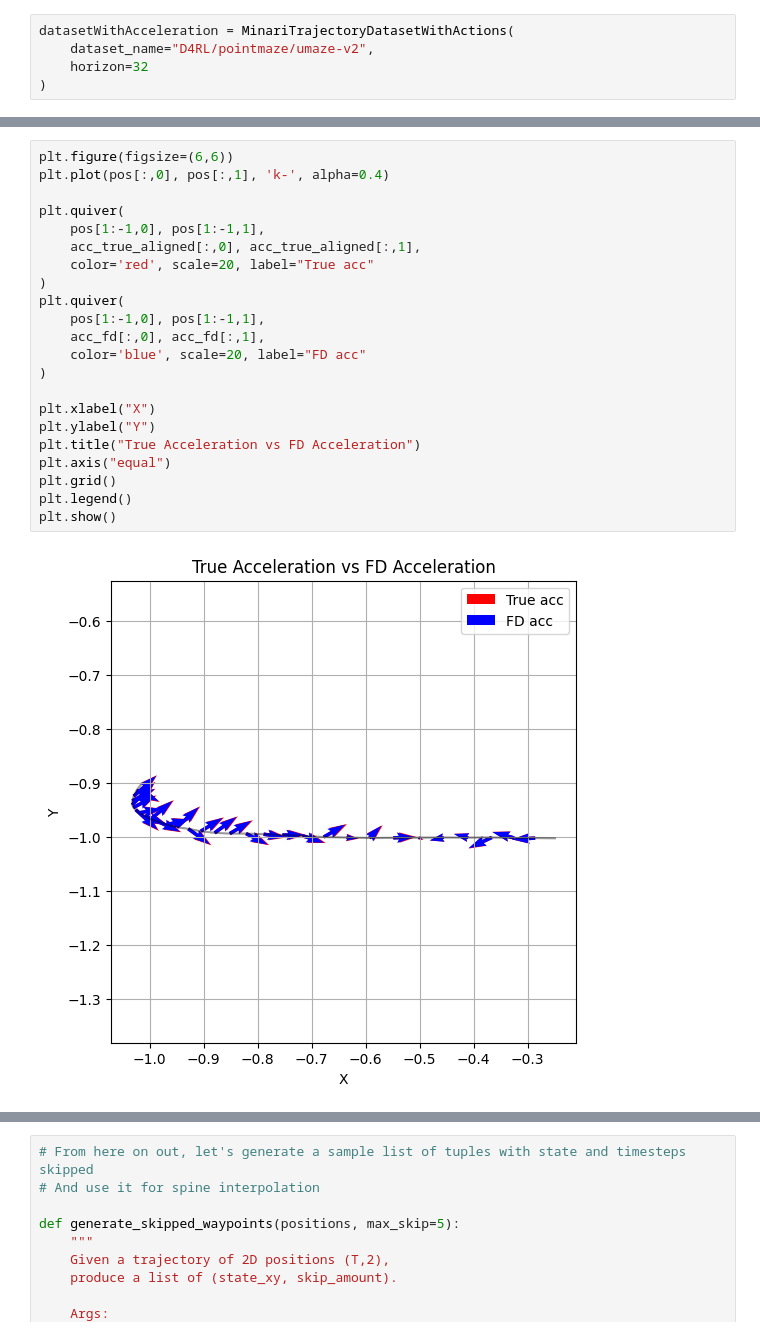
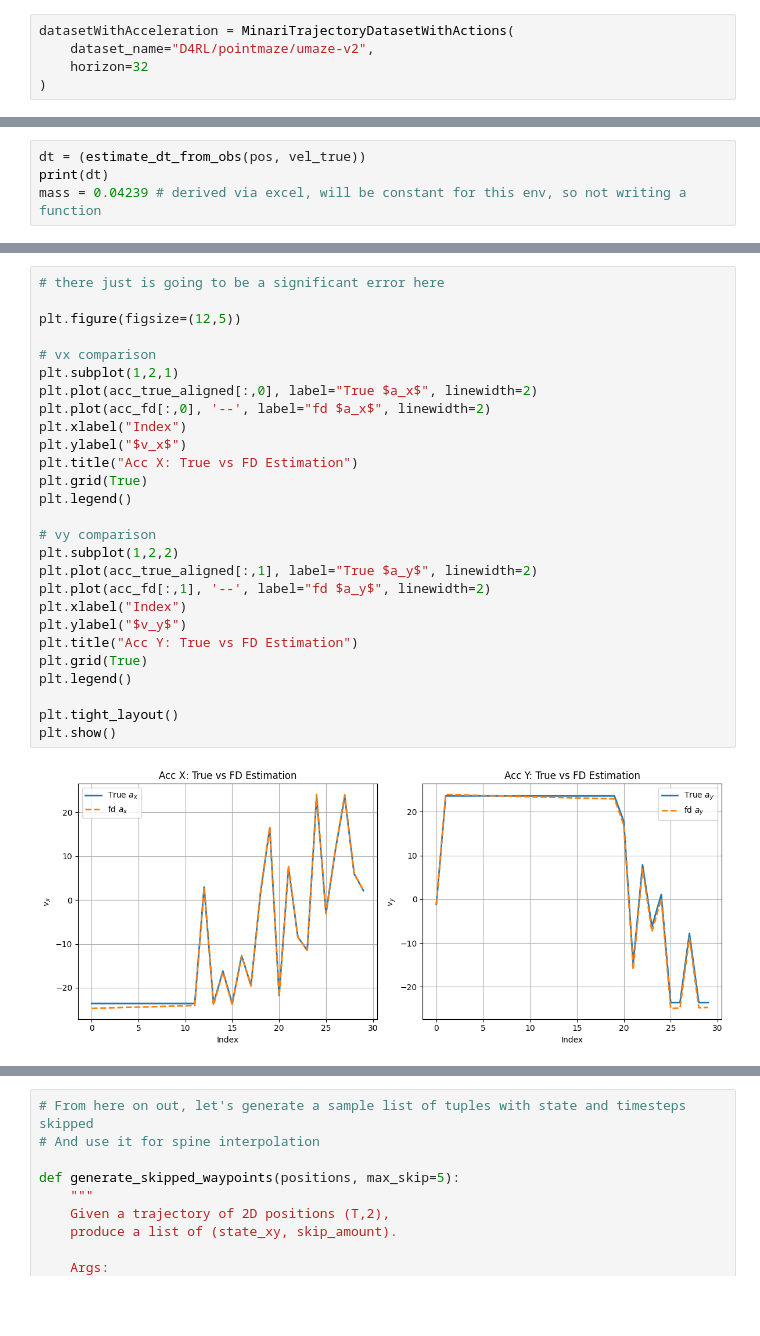
Before and after one commit to logflash/rpmml-project, a Jupyter notebook: rpmml-project/src/rpmml_project/pointmaze/dataset_viz.ipynb, the cells around one changed output, grey strips where cells are left out. Cells and saved outputs as stored; diff of their text form; blank space fills up the shorter version.

Commit message:
more visualization, minor bug fixes

```diff
--- a/rpmml-project/src/rpmml_project/pointmaze/dataset_viz.ipynb
+++ b/rpmml-project/src/rpmml_project/pointmaze/dataset_viz.ipynb
@@ -159,0 +127,4 @@ Acceleration MAE: 0.0373464037369349
+# %%
+dt = (estimate_dt_from_obs(pos, vel_true))
+print(dt)
+mass = 0.04239 # derived via excel, will be constant for this env, so not writing a function
@@ -184,27 +222,32 @@ plt.show()
 # %%
-plt.figure(figsize=(6,6))
-plt.plot(pos[:,0], pos[:,1], 'k-', alpha=0.4)
+# there just is going to be a significant error here
 
-plt.quiver(
-    pos[1:-1,0], pos[1:-1,1],
-    acc_true_aligned[:,0], acc_true_aligned[:,1],
-    color='red', scale=20, label="True acc"
-)
-plt.quiver(
-    pos[1:-1,0], pos[1:-1,1],
-    acc_fd[:,0], acc_fd[:,1],
-    color='blue', scale=20, label="FD acc"
-)
+plt.figure(figsize=(12,5))
 
-plt.xlabel("X")
-plt.ylabel("Y")
-plt.title("True Acceleration vs FD Acceleration")
-plt.axis("equal")
-plt.grid()
+# vx comparison
+plt.subplot(1,2,1)
+plt.plot(acc_true_aligned[:,0], label="True $a_x$", linewidth=2)
+plt.plot(acc_fd[:,0], '--', label="fd $a_x$", linewidth=2)
+plt.xlabel("Index")
+plt.ylabel("$v_x$")
+plt.title("Acc X: True vs FD Estimation")
+plt.grid(True)
 plt.legend()
+
+# vy comparison
+plt.subplot(1,2,2)
+plt.plot(acc_true_aligned[:,1], label="True $a_y$", linewidth=2)
+plt.plot(acc_fd[:,1], '--', label="fd $a_y$", linewidth=2)
+plt.xlabel("Index")
+plt.ylabel("$v_y$")
+plt.title("Acc Y: True vs FD Estimation")
+plt.grid(True)
+plt.legend()
+
+plt.tight_layout()
 plt.show()
 # %% [output]
-[figure, old version]
+[figure, new version]
 # %%
 # this is pretty close
 # ------------------------------------------------------------
```
Also changed, not shown: parts of 15 cells of this notebook, 1 other file.
